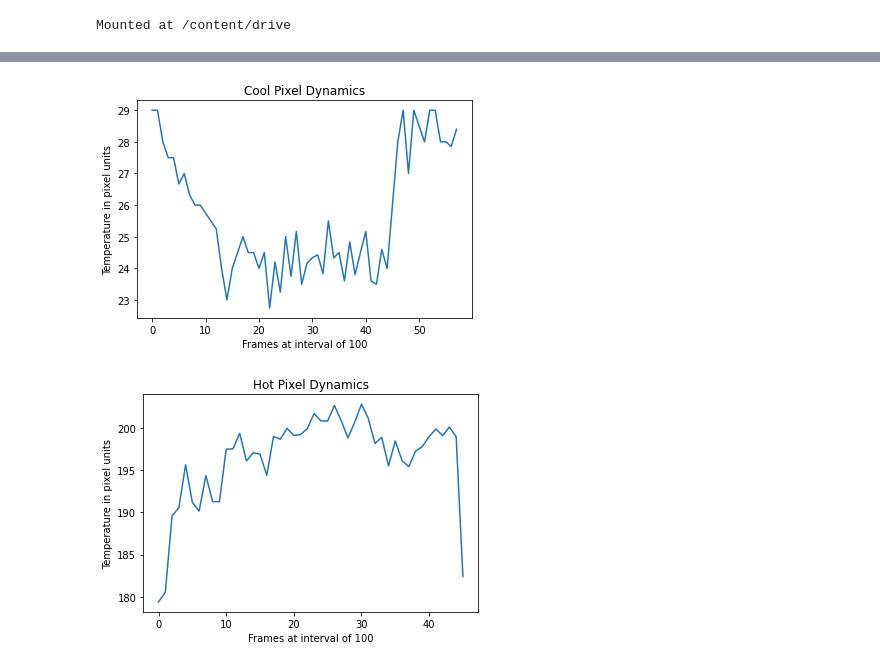
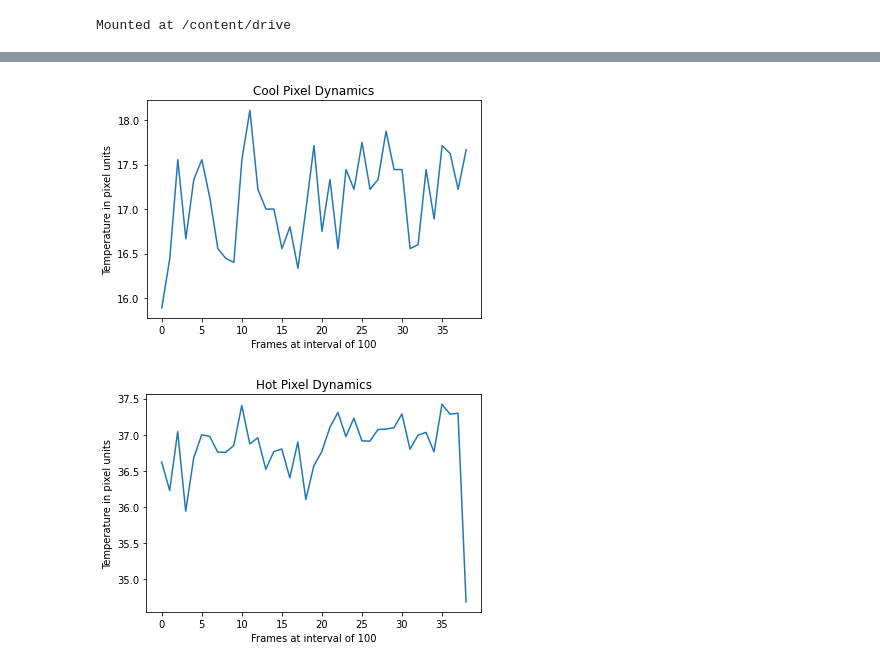
Before and after one commit to adbioc/Thermal-Image-Nanorod, a Jupyter notebook: Control4rod.ipynb, the cells around one changed output, grey strips where cells are left out. Cells and saved outputs as stored; diff of their text form; code cells hidden in the pictures.

```diff
--- a/Control4rod.ipynb
+++ b/Control4rod.ipynb
@@ -104,7 +104,7 @@ def diffusion_cum(count,gap,a,b):
  return diffusion_cum,diffusion,count_seq,diffusion_mean
 # %%
 os.chdir("/content/drive/My Drive/thermal_hirak")
-video='AuNR PCUPP#.mp4'
+video='Alginate2.mp4'
 # %%
 C1,W1,H1=v2im(video)
 
@@ -128,12 +131,12 @@ plt.imshow(crop_img_C1,cmap='gray')
 # %%
 low=10
-high=30
+high=20
 gap=100
 h=25
 w=15
 x=140
 y=95
 a=TS_gap(video,gap,x,y,h,w,low,high)
-low=120
-high=255
+low=30
+high=50
 b=TS_gap(video,gap,x,y,h,w,low,high)
@@ -144,15 +166,15 @@ new_b=np.delete(b,ik)
 # %%
-plt.plot(new_a)
+plt.plot(a)
 plt.title("Cool Pixel Dynamics")
 plt.xlabel("Frames at interval of 100")
 plt.ylabel("Temperature in pixel units")
 plt.figure()
 
-plt.plot(new_b)
+plt.plot(b)
 plt.title("Hot Pixel Dynamics")
 plt.xlabel("Frames at interval of 100")
 plt.ylabel("Temperature in pixel units")
 plt.show()
 # %% [output]
-[figure, old version]
+[figure, new version]
-[figure, old version]
+[figure, new version]
```
Also changed, not shown: parts of 6 cells of this notebook.
